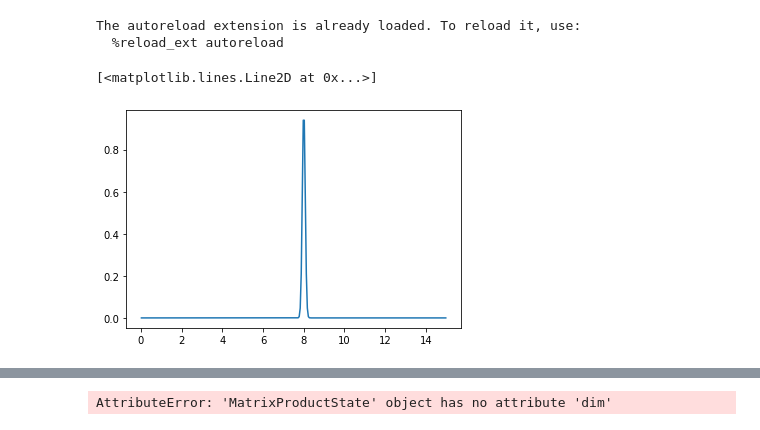
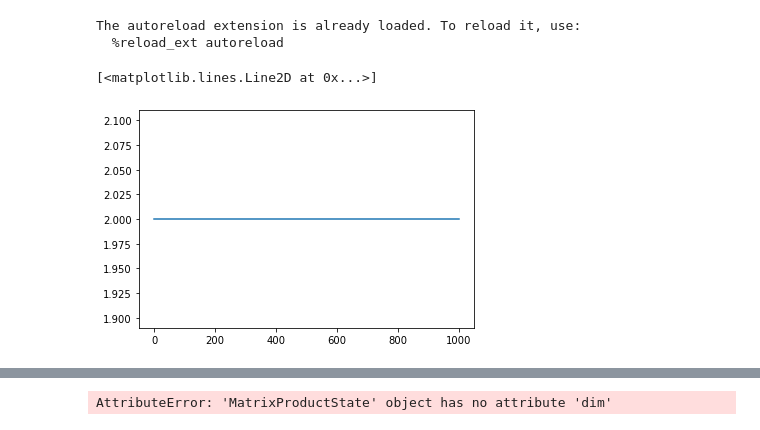
Before and after one commit to rahultrivedi1995/photon_emission_qcontrol, a Jupyter notebook: experiments.ipynb, the cells around one changed output, grey strips where cells are left out. Drawn from its saved outputs; the diff is of its cells as text; code cells hidden in the pictures.

```diff
--- a/experiments.ipynb
+++ b/experiments.ipynb
@@ -11,15 +12,11 @@ import tncontract as tn
 # %% [output]
 The autoreload extension is already loaded. To reload it, use:
   %reload_ext autoreload
-# %%
-state = omps.DrivenModulatedTLS(0.05, 300, 1.0)
-delta = pulse.ConstantPulse(0)
-Omega_x = pulse.GaussianPulse(1.0, 8.0, 0.1)
-Omega_y = pulse.ConstantPulse(0)
-mps = state.get_mps([delta, Omega_x, Omega_y])
-
-plt.plot(state.times, Omega_x(state.times))
-# %% [output]
-[<matplotlib.lines.Line2D at 0x...>]
-[figure, removed]
+# %%
+state = cavity_qed_systems.ModulatedTavisCumming(0.01, 2000, [0], 1.0, 1.0)
+delta = ppulse.DirectParameterizedPulse(10, 1000, [2, 2])
+plt.plot(delta.state())
+# %% [output]
+[<matplotlib.lines.Line2D at 0x...>]
+[figure, added]
 # %%
```
Also changed, not shown: parts of 11 cells of this notebook, 5 other files.
